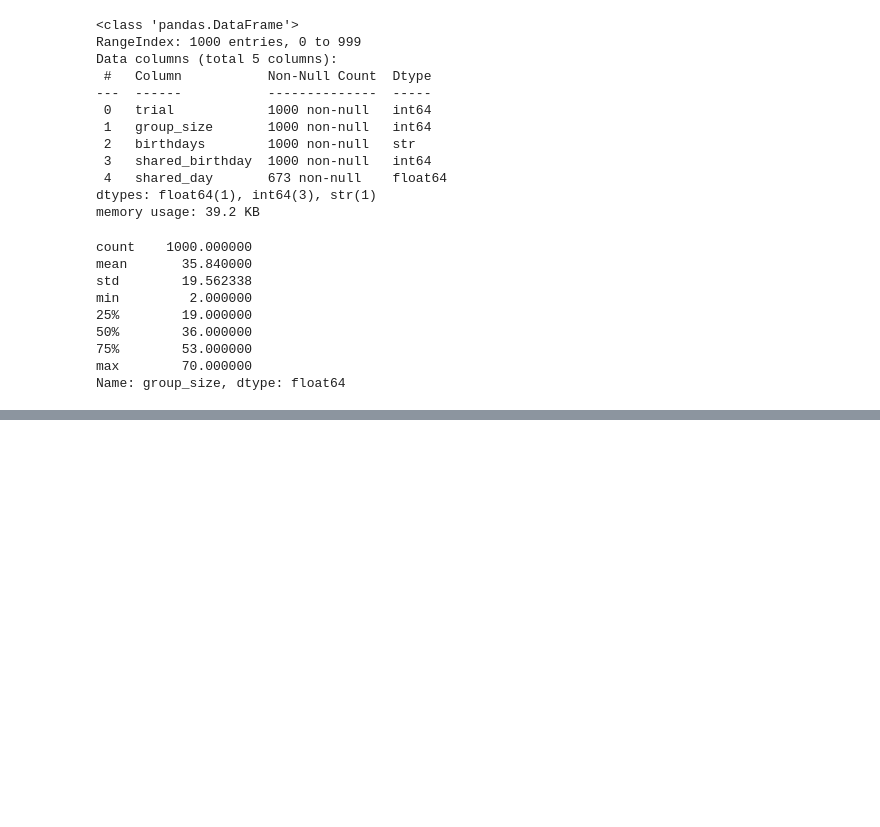
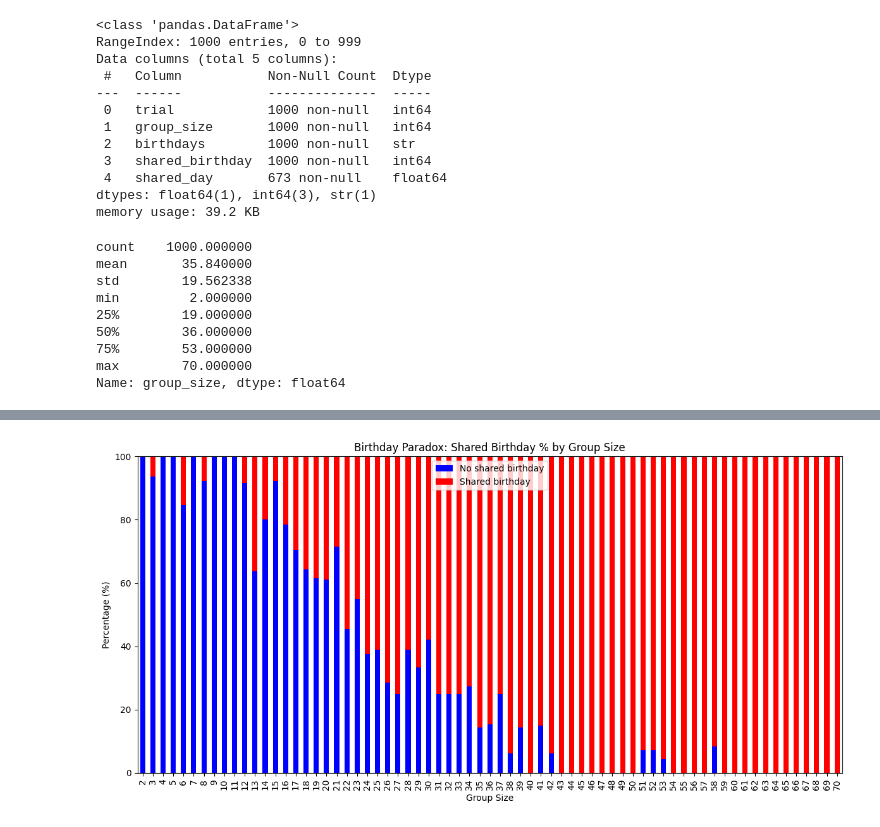
Before and after one commit to shreyansdjp/birthday-paradox-analysis, a Jupyter notebook: analysis.ipynb, the cells around one changed output, grey strips where cells are left out. Cells and saved outputs as stored; diff of their text form; code cells hidden in the pictures; blank space fills up the shorter version.

```diff
--- a/analysis.ipynb
+++ b/analysis.ipynb
@@ -59,0 +69,32 @@ plt.show()
+# %%
+# Group the dataframe by both group_size and shared_birthday simultaneously,
+# then count how many trials fall into each combination (e.g., group_size=23 with shared_birthday=1).
+# .unstack() pivots shared_birthday (0 and 1) into separate columns so each row is one group_size.
+# fill_value=0 replaces any missing combinations with 0 instead of NaN.
+counts = df.groupby(['group_size', 'shared_birthday']).size().unstack(fill_value=0)
+
+# Convert raw counts to percentages so we can compare group sizes fairly.
+# counts.sum(axis=1) gives the total number of trials per group_size (across both columns).
+# .div(..., axis=0) divides each row by its own total, giving a proportion (0.0–1.0).
+# Multiplying by 100 converts to a percentage (0–100).
+pct = counts.div(counts.sum(axis=1), axis=0) * 100
+
+fig, ax = plt.subplots(figsize=(12, 6))
+
+# Plot the "no shared birthday" percentage (column 0) as the bottom (base) of each bar.
+pct[0].plot(kind='bar', ax=ax, label='No shared birthday', color='blue')
+
+# Plot the "shared birthday" percentage (column 1) stacked on top of the previous bars.
+# bottom=pct[0] tells matplotlib to start each bar where the blue bar left off,
+# so the two segments always add up to 100% visually.
+pct[1].plot(kind='bar', ax=ax, bottom=pct[0], label='Shared birthday', color='red')
+
+ax.set_xlabel('Group Size')
+ax.set_ylabel('Percentage (%)')
+ax.set_title('Birthday Paradox: Shared Birthday % by Group Size')
+ax.legend()
+ax.set_ylim(0, 100)
+plt.tight_layout()
+plt.show()
+# %% [output]
+[figure, added]
```
Also changed, not shown: parts of 3 cells of this notebook.
